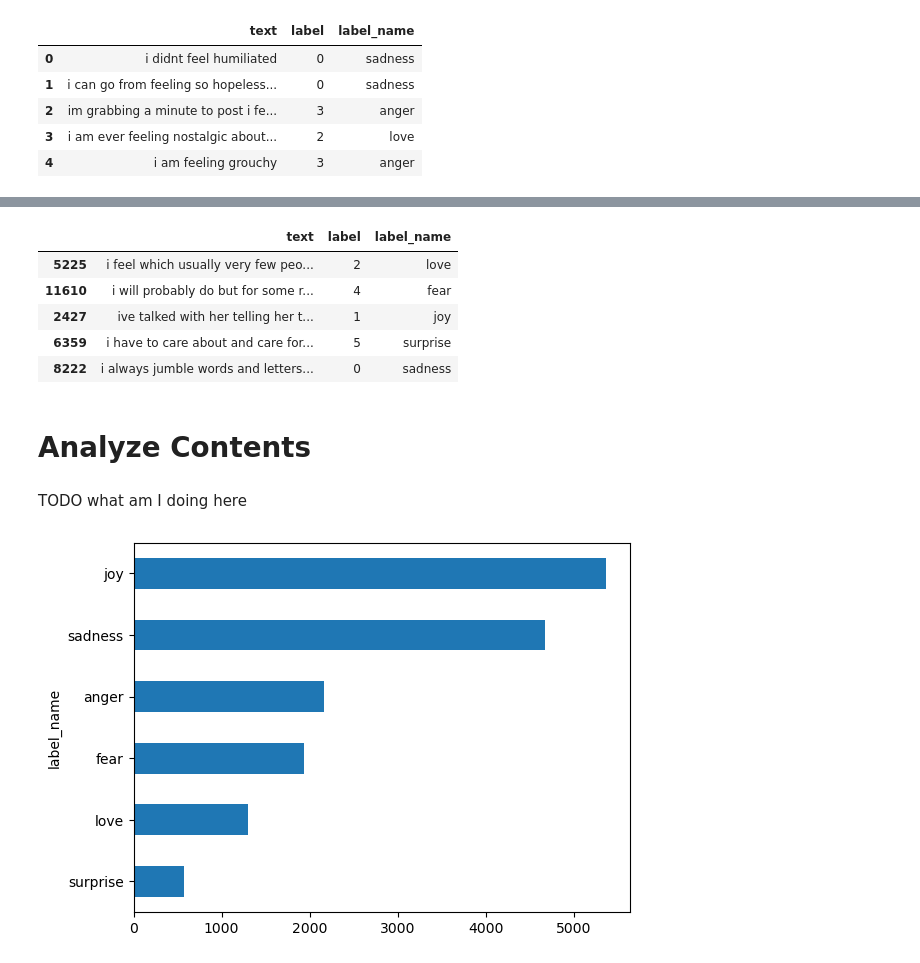
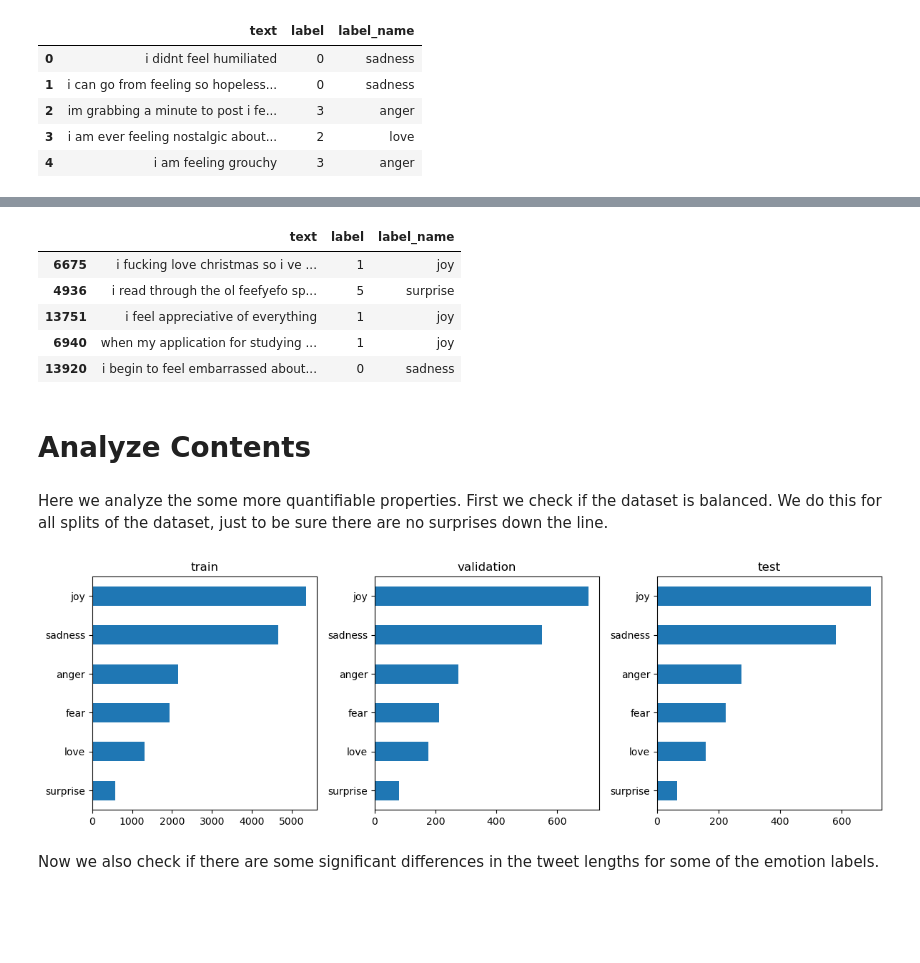
Before and after one commit to florianehmann/NLP-Playground, a Jupyter notebook: twitter-emotion-analysis/notebooks/Datset Exploration.ipynb, the cells around one changed output, grey strips where cells are left out. Saved outputs shown, nothing was run; the diff lists cells and outputs as text; code cells hidden in the pictures; blank space fills up the shorter version.

Commit message:
Streamline Analysis Between Dataset Splits

```diff
--- a/twitter-emotion-analysis/notebooks/Datset Exploration.ipynb
+++ b/twitter-emotion-analysis/notebooks/Datset Exploration.ipynb
@@ -45,7 +34,20 @@ def label_int2str(row):
+# %%
+label_names = train_ds.features['label'].names
+
+def label_int2str(row):
+    return emotion['train'].features['label'].int2str(row)
+
+def labeled_df_from_dataset(dataset):
+    dataset.set_format('pandas')
+
+    df = dataset[:]
+    df['label_name'] = df['label'].apply(label_int2str)
+
+    dataset.reset_format()
+
+    return df
 # %%
-train_ds.set_format('pandas')
-df = train_ds[:]
-df['label_name'] = df['label'].apply(label_int2str)
+df = labeled_df_from_dataset(emotion['train'])
 df.head()
 # %% [output]
 |  | text | label | label_name |
@@ -58,18 +62,39 @@ df.head()
 df.sample(5)
 # %% [output]
 |  | text | label | label_name |
-| 5225 | i feel which usually very few peo... | 2 | love |
-| 11610 | i will probably do but for some r... | 4 | fear |
-| 2427 | ive talked with her telling her t... | 1 | joy |
-| 6359 | i have to care about and care for... | 5 | surprise |
-| 8222 | i always jumble words and letters... | 0 | sadness |
+| 6675 | i fucking love christmas so i ve ... | 1 | joy |
+| 4936 | i read through the ol feefyefo sp... | 5 | surprise |
+| 13751 | i feel appreciative of everything | 1 | joy |
+| 6940 | when my application for studying ... | 1 | joy |
+| 13920 | i begin to feel embarrassed about... | 0 | sadness |
 # %% [markdown]
 # Analyze Contents
 # %% [markdown]
-TODO what am I doing here
+Here we analyze the some more quantifiable properties. First we check if the dataset is balanced. We do this for all splits of the dataset, just to be sure there are no surprises down the line.
-# %%
-df['label_name'].value_counts(ascending=True).plot.barh()
-plt.show()
-# %% [output]
-[figure, removed]
+# %%
+def plot_label_distribution(dataset):
+    df = labeled_df_from_dataset(dataset)
+    df['label_name'].value_counts(ascending=True).plot.barh()
+    plt.ylabel('')
+# %%
+plt.figure(figsize=(12, 4))
+
+plt.subplot(131)
+plot_label_distribution(emotion['train'])
+plt.title('train')
+
+plt.subplot(132)
+plot_label_distribution(emotion['validation'])
+plt.title('validation')
+
+plt.subplot(133)
+plot_label_distribution(emotion['test'])
+plt.title('test')
+
+plt.tight_layout()
+plt.show()
+# %% [output]
+[figure, added]
+# %% [markdown]
+Now we also check if there are some significant differences in the tweet lengths for some of the emotion labels.
 # %%
```
Also changed, not shown: parts of 7 cells of this notebook.
